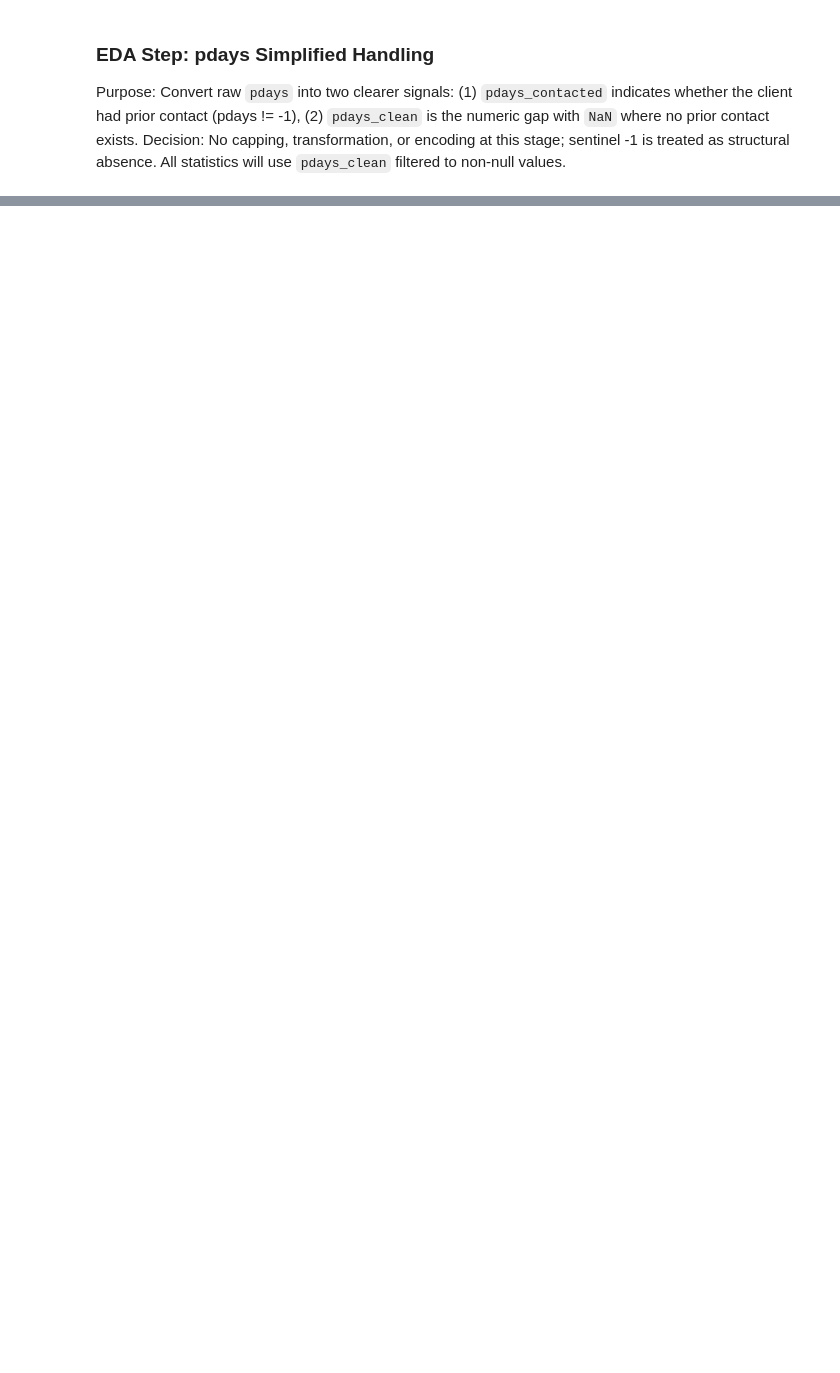
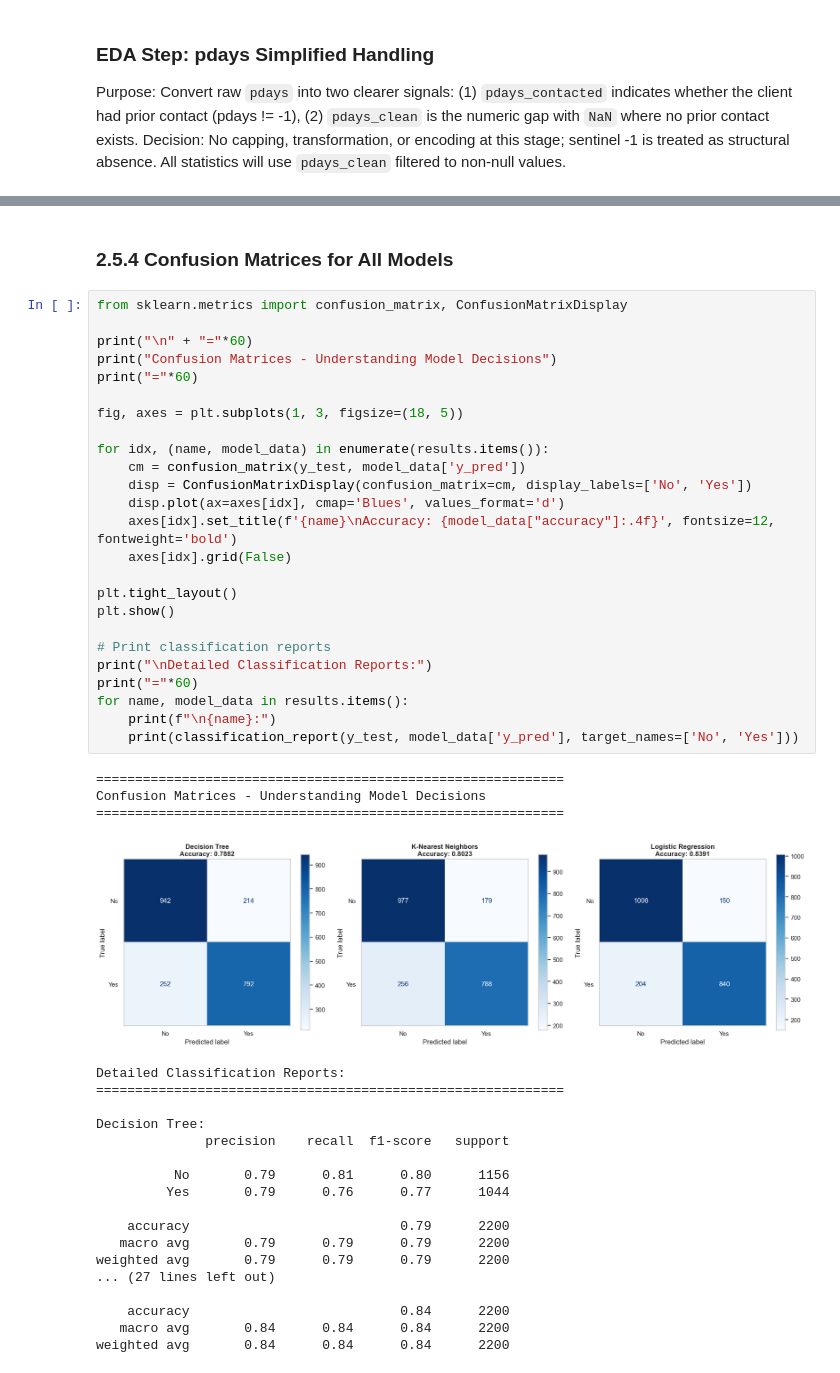
Before and after one commit to MarcosSan4/ML4BIZ, a Jupyter notebook: Assignment 1.ipynb, the cells around one changed output, grey strips where cells are left out. Cells and saved outputs as stored; diff of their text form; blank space fills up the shorter version.

```diff
--- a/Assignment 1.ipynb
+++ b/Assignment 1.ipynb
@@ -361,0 +1052,49 @@ Name: count, dtype: int64
+# %% [markdown]
+### 2.5.4 Confusion Matrices for All Models
+# %%
+from sklearn.metrics import confusion_matrix, ConfusionMatrixDisplay
+
+print("\n" + "="*60)
+print("Confusion Matrices - Understanding Model Decisions")
+print("="*60)
+
+fig, axes = plt.subplots(1, 3, figsize=(18, 5))
+
+for idx, (name, model_data) in enumerate(results.items()):
+    cm = confusion_matrix(y_test, model_data['y_pred'])
+    disp = ConfusionMatrixDisplay(confusion_matrix=cm, display_labels=['No', 'Yes'])
+    disp.plot(ax=axes[idx], cmap='Blues', values_format='d')
+    axes[idx].set_title(f'{name}\nAccuracy: {model_data["accuracy"]:.4f}', fontsize=12, fontweight='bold')
+    axes[idx].grid(False)
+
+plt.tight_layout()
+plt.show()
+
+# Print classification reports
+print("\nDetailed Classification Reports:")
+print("="*60)
+for name, model_data in results.items():
+    print(f"\n{name}:")
+    print(classification_report(y_test, model_data['y_pred'], target_names=['No', 'Yes']))
+# %% [output]
+============================================================
+Confusion Matrices - Understanding Model Decisions
+============================================================
+[figure, added]
+Detailed Classification Reports:
+============================================================
+
+Decision Tree:
+              precision    recall  f1-score   support
+
+          No       0.79      0.81      0.80      1156
+         Yes       0.79      0.76      0.77      1044
+
+    accuracy                           0.79      2200
+   macro avg       0.79      0.79      0.79      2200
+weighted avg       0.79      0.79      0.79      2200
+... (27 lines left out)
+
+    accuracy                           0.84      2200
+   macro avg       0.84      0.84      0.84      2200
+weighted avg       0.84      0.84      0.84      2200
```
Also changed, not shown: parts of 84 cells of this notebook, 1 other file.
